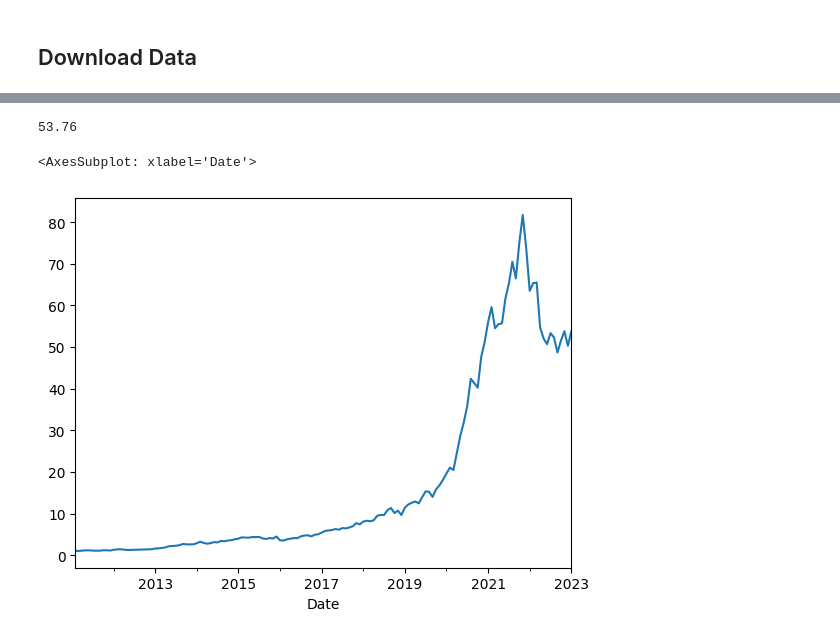
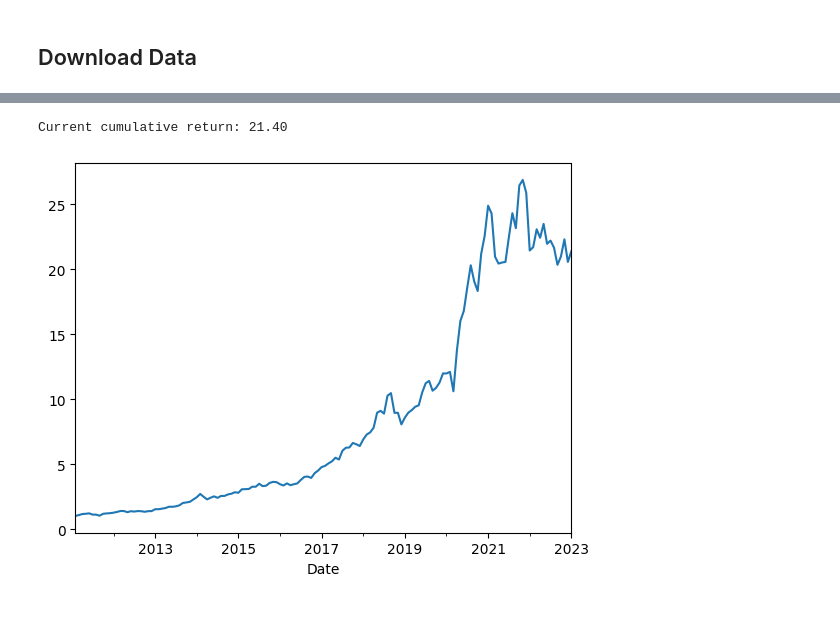
Before and after one commit to zhx281/stocks, a Jupyter notebook: notebooks/04-momentum.ipynb, the cells around one changed output, grey strips where cells are left out. Cells and saved outputs as stored; diff of their text form; code cells hidden in the pictures.

```diff
--- a/notebooks/04-momentum.ipynb
+++ b/notebooks/04-momentum.ipynb
@@ -20 +49,31 @@ df = yf.download(tickers, start="2010-01-01")["Adj Close"]
+# %%
+def cal_returns(
+    df,
+    periods=[12, 6, 3],
+    top_picks=[50, 30, 10]):
+
+    max_p = max(periods) + 1
+    returns = []
+    picks = []
+
+    for i in range(max_p, len(df)):
+        s, e = i - max_p, i - 1
+        # Getting top 10 ticker symbol
+        topk_tickers = get_top(df.iloc[s:e], periods, top_picks)
+        # Getting the portfolio performance
+        pf = np.mean(df[topk_tickers].iloc[i])
+        # Appending datas
+        returns.append(pf)
+        picks += topk_tickers
+
+    return dict(
+        picks=pd.Series(picks).value_counts(),
+        returns=pd.Series(returns, index=df.index[max_p:]))
+# %%
+def plot_results(results):
+    # Plotting the Return curve
+    picks_df = results['picks']
+    ret_df = results['returns']
+    print(f"Current cumulative return: {ret_df.prod():.2f}")
+    ret_df.cumprod().plot()
 # %% [markdown]
@@ -93,9 +81,13 @@ for date in mtl_h.index[12:-1]:
-# %%
-ret_df = pd.Series(returns,index=mtl.index[13:])
-ret_p = ret_df.cumprod()[-1]
-print(f"{ret_p:.2f}")
-ret_df.cumprod().plot()
-# %% [output]
-53.76
-<AxesSubplot: xlabel='Date'>
-[figure, removed]
+# %%
+m_first = df["Adj Close"].groupby(by=pd.Grouper(freq="M")).first()
+m_last = df["Adj Close"].groupby(by=pd.Grouper(freq="M")).last()
+# Calculate the percent change by dividing the adjusted closed price of
+# last day of the month by the first day of the month
+m_pct = m_last / m_first
+# %%
+results = cal_returns(m_pct)
+# %%
+plot_results(results)
+# %% [output]
+Current cumulative return: 21.40
+[figure, added]
```
Also changed, not shown: parts of 22 cells of this notebook.
